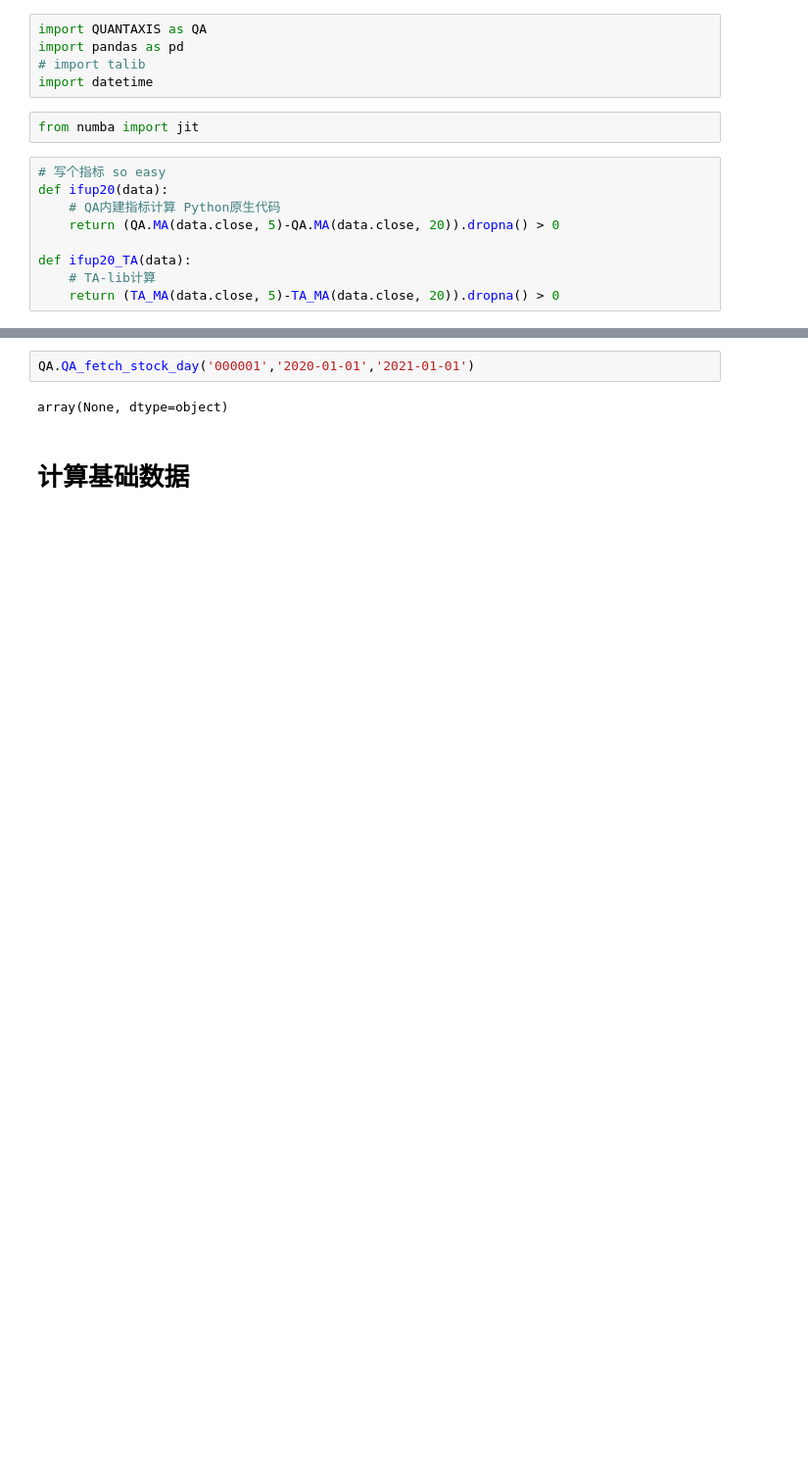
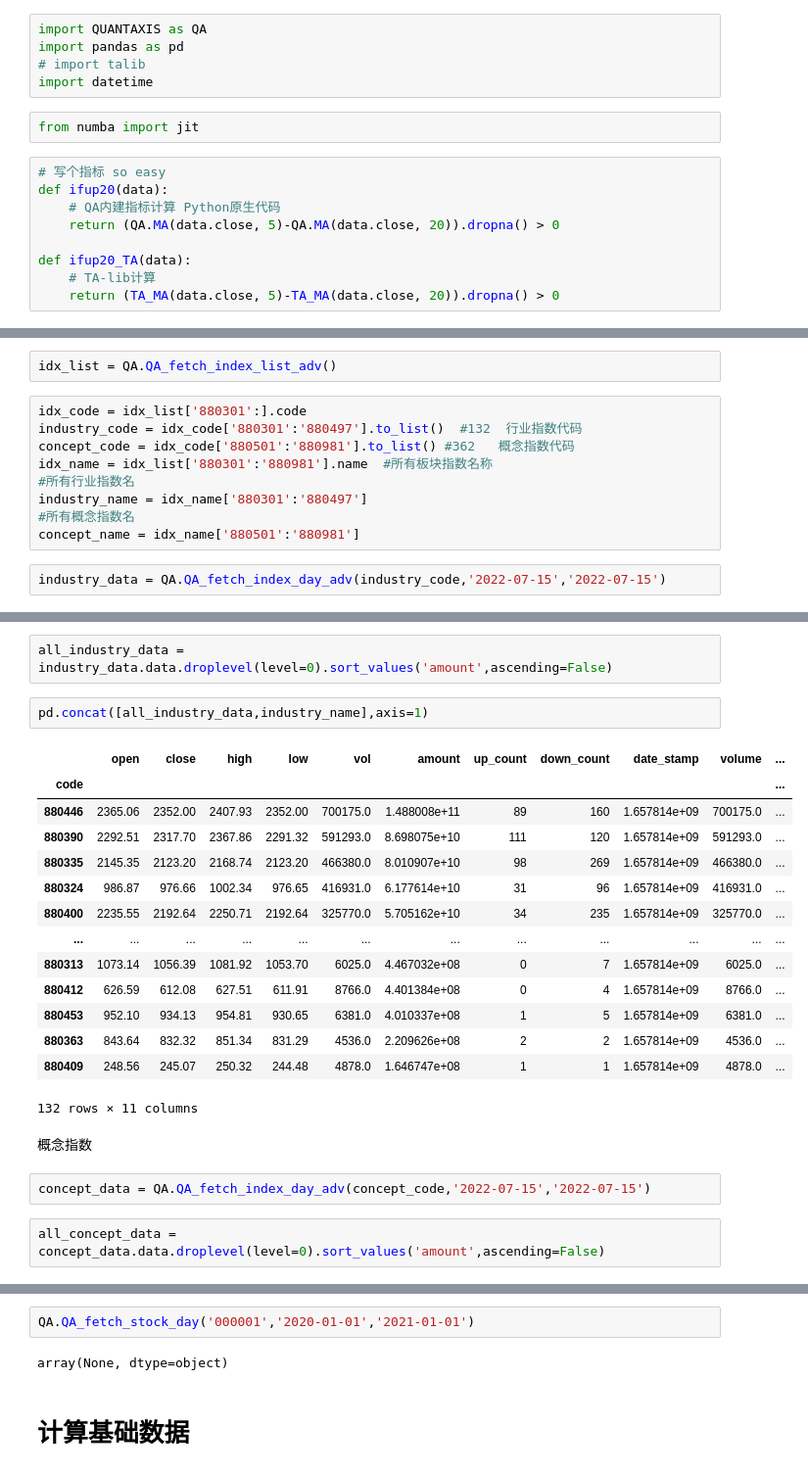
Before and after one commit to nuswgg/quants_qa, a Jupyter notebook: QA/QA how to select stock.ipynb, the cells around one changed output, grey strips where cells are left out. Shown at 98% size. Saved outputs shown, nothing was run; the diff lists cells and outputs as text; blank space fills up the shorter version.

```diff
--- a/QA/QA how to select stock.ipynb
+++ b/QA/QA how to select stock.ipynb
@@ -18,0 +17,13 @@ blk = QA.QA_fetch_stock_block_adv()
+# %%
+idx_list = QA.QA_fetch_index_list_adv()
+# %%
+idx_code = idx_list['880301':].code
+industry_code = idx_code['880301':'880497'].to_list()  #132  行业指数代码
+concept_code = idx_code['880501':'880981'].to_list() #362   概念指数代码
+idx_name = idx_list['880301':'880981'].name  #所有板块指数名称
+#所有行业指数名
+industry_name = idx_name['880301':'880497']
+#所有概念指数名
+concept_name = idx_name['880501':'880981']
+# %%
+industry_data = QA.QA_fetch_index_day_adv(industry_code,'2022-07-15','2022-07-15')
@@ -18,0 +46,25 @@ blk = QA.QA_fetch_stock_block_adv()
+# %%
+all_industry_data = industry_data.data.droplevel(level=0).sort_values('amount',ascending=False)
+# %%
+pd.concat([all_industry_data,industry_name],axis=1)
+# %% [output]
+|  | open | close | high | low | vol | amount | up_count | down_count | date_stamp | volume | ... |
+| code |  |  |  |  |  |  |  |  |  |  | ... |
+| 880446 | 2365.06 | 2352.00 | 2407.93 | 2352.00 | 700175.0 | 1.488008e+11 | 89 | 160 | 1.657814e+09 | 700175.0 | ... |
+| 880390 | 2292.51 | 2317.70 | 2367.86 | 2291.32 | 591293.0 | 8.698075e+10 | 111 | 120 | 1.657814e+09 | 591293.0 | ... |
+| 880335 | 2145.35 | 2123.20 | 2168.74 | 2123.20 | 466380.0 | 8.010907e+10 | 98 | 269 | 1.657814e+09 | 466380.0 | ... |
+| 880324 | 986.87 | 976.66 | 1002.34 | 976.65 | 416931.0 | 6.177614e+10 | 31 | 96 | 1.657814e+09 | 416931.0 | ... |
+| 880400 | 2235.55 | 2192.64 | 2250.71 | 2192.64 | 325770.0 | 5.705162e+10 | 34 | 235 | 1.657814e+09 | 325770.0 | ... |
+| ... | ... | ... | ... | ... | ... | ... | ... | ... | ... | ... | ... |
+| 880313 | 1073.14 | 1056.39 | 1081.92 | 1053.70 | 6025.0 | 4.467032e+08 | 0 | 7 | 1.657814e+09 | 6025.0 | ... |
+| 880412 | 626.59 | 612.08 | 627.51 | 611.91 | 8766.0 | 4.401384e+08 | 0 | 4 | 1.657814e+09 | 8766.0 | ... |
+| 880453 | 952.10 | 934.13 | 954.81 | 930.65 | 6381.0 | 4.010337e+08 | 1 | 5 | 1.657814e+09 | 6381.0 | ... |
+| 880363 | 843.64 | 832.32 | 851.34 | 831.29 | 4536.0 | 2.209626e+08 | 2 | 2 | 1.657814e+09 | 4536.0 | ... |
+| 880409 | 248.56 | 245.07 | 250.32 | 244.48 | 4878.0 | 1.646747e+08 | 1 | 1 | 1.657814e+09 | 4878.0 | ... |
+132 rows × 11 columns
+# %% [markdown]
+概念指数
+# %%
+concept_data = QA.QA_fetch_index_day_adv(concept_code,'2022-07-15','2022-07-15')
+# %%
+all_concept_data = concept_data.data.droplevel(level=0).sort_values('amount',ascending=False)
```
Also changed, not shown: parts of 32 cells of this notebook, 5 other files.
